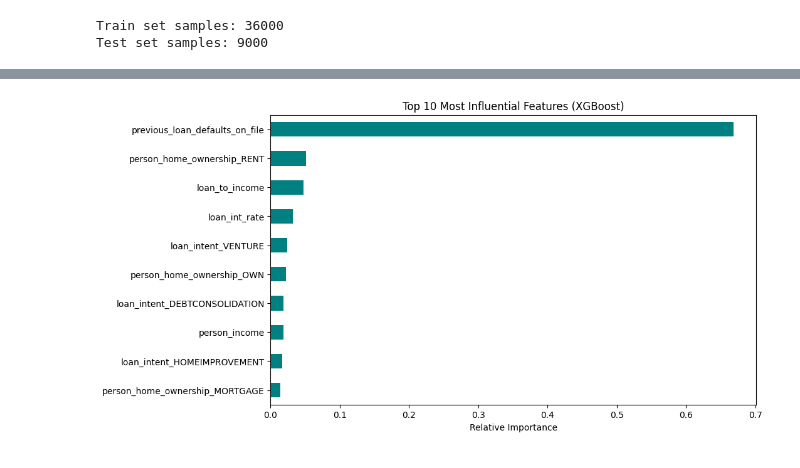
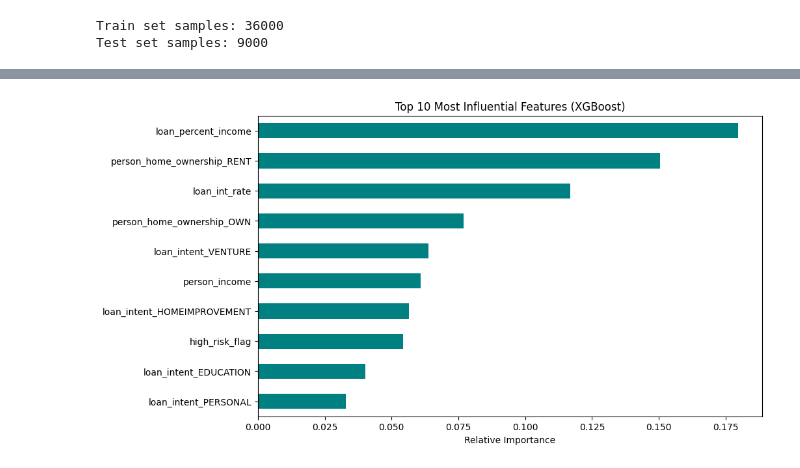
Before and after one commit to WuDuncan/loan_approval-classification, a Jupyter notebook: loan_approval.ipynb, the cells around one changed output, grey strips where cells are left out. Drawn from its saved outputs; the diff is of its cells as text; code cells hidden in the pictures.

```diff
--- a/loan_approval.ipynb
+++ b/loan_approval.ipynb
@@ -194,4 +226,5 @@ df_final = pd.get_dummies(df)
 # %%
+'''
 # Encoding
 
 # Binary
@@ -213,4 +246,25 @@ plt.show()
 status_corr = corr_matrix['loan_status'].sort_values(ascending = False)
 print("\nLoan Approval Influence Ranking")
 print(status_corr)
+'''
+
+# Encoding
+
+# Binary
+df['person_gender'] = df['person_gender'].map({'male': 1, 'female': 0})
+df = df.drop(columns=['previous_loan_defaults_on_file'])
+df_final = pd.get_dummies(df, drop_first=True, dtype=int)
+
+# Correlation Heatmap
+corr_matrix = df_final.corr()
+
+plt.figure(figsize=(15, 12))
+sns.heatmap(corr_matrix, annot = False, cmap = 'coolwarm', center = 0)
+plt.title('Correlation Heatmap of Loan Data')
+plt.show()
+
+# Loan_Status Coefficient Ranking
+status_corr = corr_matrix['loan_status'].sort_values(ascending = False)
+print("\nLoan Approval Influence Ranking")
+print(status_corr)
 # %% [output]
@@ -248,12 +302,14 @@ Train set samples: 36000
 Test set samples: 9000
 # %%
 # Normalize data
+from sklearn.preprocessing import StandardScaler
+
 scaler = StandardScaler()
 
 num_cols = ['person_age', 'person_income', 'person_emp_exp', 'loan_amnt',
             'loan_int_rate', 'loan_percent_income', 'cb_person_cred_hist_length',
-            'credit_score', 'loan_to_income', 'age_emp_ratio', 'income_per_age',
-            'credit_load', 'score_income_ratio', 'interest_burden', 'exp_per_age', 'monthly_income']
+            'credit_score', 'income_to_emp_exp', 'age_emp_ratio', 'income_per_age',
+            'credit_load', 'score_income_ratio', 'interest_burden', 'exp_per_age', 'credit_hist_to_age']
 
 X_train_scaled = X_train.copy()
 X_test_scaled = X_test.copy()
@@ -262,9 +318,9 @@ X_train_scaled[num_cols] = scaler.fit_transform(X_train[num_cols])
 X_test_scaled[num_cols] = scaler.transform(X_test[num_cols])
 # %%
 models = {
-    "Decision Tree": DecisionTreeClassifier(max_depth = 10, random_state = 42),
-    "Random Forest": RandomForestClassifier(n_estimators = 100, random_state = 42),
-    "XGBoost": XGBClassifier(n_estimators = 100, learning_rate = 0.1, random_state = 42)
+    "Decision Tree": DecisionTreeClassifier(max_depth = 10, random_state = 42, class_weight = 'balanced'),
+    "Random Forest": RandomForestClassifier(n_estimators = 100, random_state = 42, class_weight = 'balanced'),
+    "XGBoost": XGBClassifier(n_estimators = 100, learning_rate = 0.1, random_state = 42, scale_pos_weight = 3.5)
 }
 results = {}
 
@@ -313,7 +369,9 @@ param_grids = {
         'n_estimators': [50, 100, 200],
         'max_depth': [3, 5, 7],
         'learning_rate': [0.01, 0.05, 0.1, 0.2],
-        'subsample': [0.7, 0.8, 1.0]
+        'subsample': [0.7, 0.8, 1.0],
+        'reg_alpha': [0, 1, 5],
+        'reg_lambda': [1, 5, 10]
     }
 }
 
@@ -324,7 +382,7 @@ for name, base_model in models.items():
     random_search = RandomizedSearchCV(
         estimator=base_model,
         param_distributions=current_param_grid,
-        n_iter=10,
+        n_iter= 20,
         scoring = 'average_precision',
         cv = 3,
         random_state=42,
@@ -385,15 +443,15 @@ plt.show()
 # %%
 best_xgb_model = tuned_models["XGBoost (Tuned)"]
-feat_importances = pd.Series(best_xgb_model.feature_importances_, index=X.columns)
+feat_importances = pd.Series(best_xgb_model.feature_importances_, index=X_train_scaled.columns)
 
 # 2. Plot the Top 10
 plt.figure(figsize=(10, 6))
 feat_importances.nlargest(10).sort_values(ascending=True).plot(kind='barh', color='teal')
 plt.title('Top 10 Most Influential Features (XGBoost)')
 plt.xlabel('Relative Importance')
 plt.show()
 # %% [output]
-[figure, old version]
+[figure, new version]
 # %%
 import numpy as np
 from sklearn.metrics import f1_score
```
Also changed, not shown: parts of 10 cells of this notebook.
